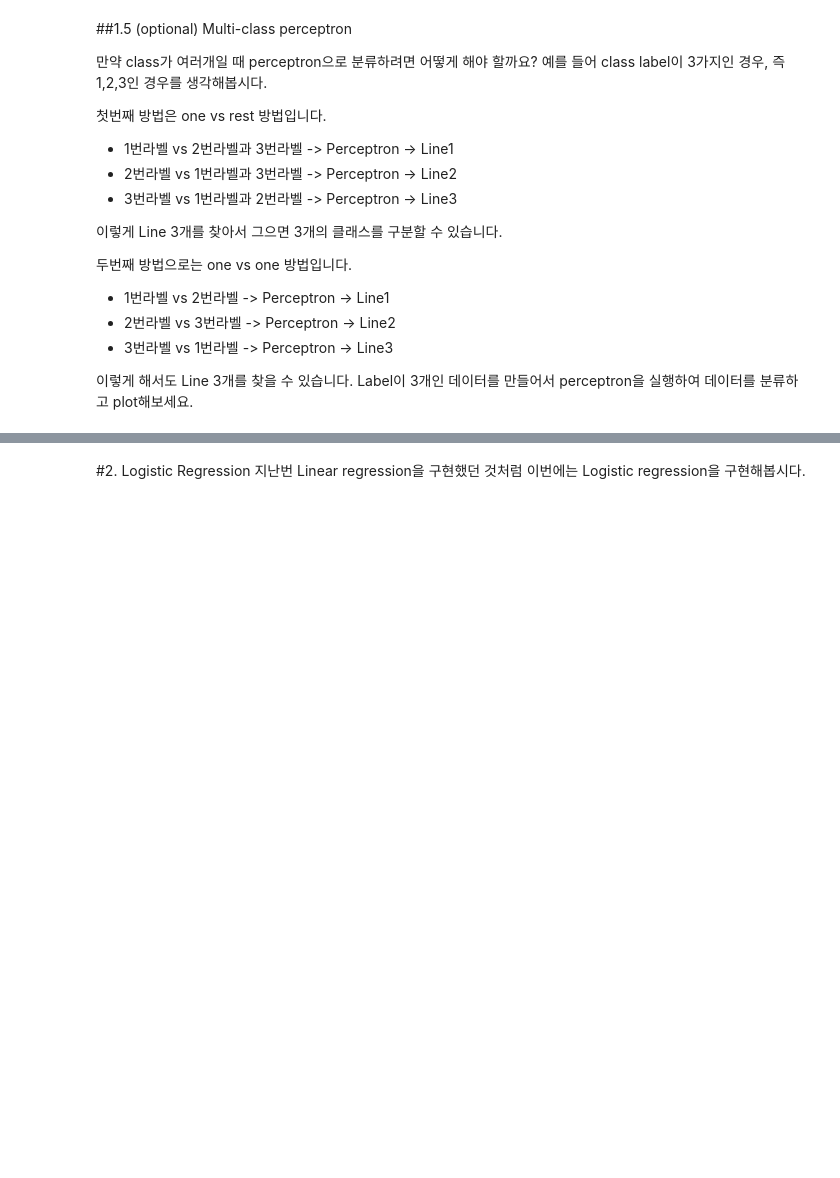
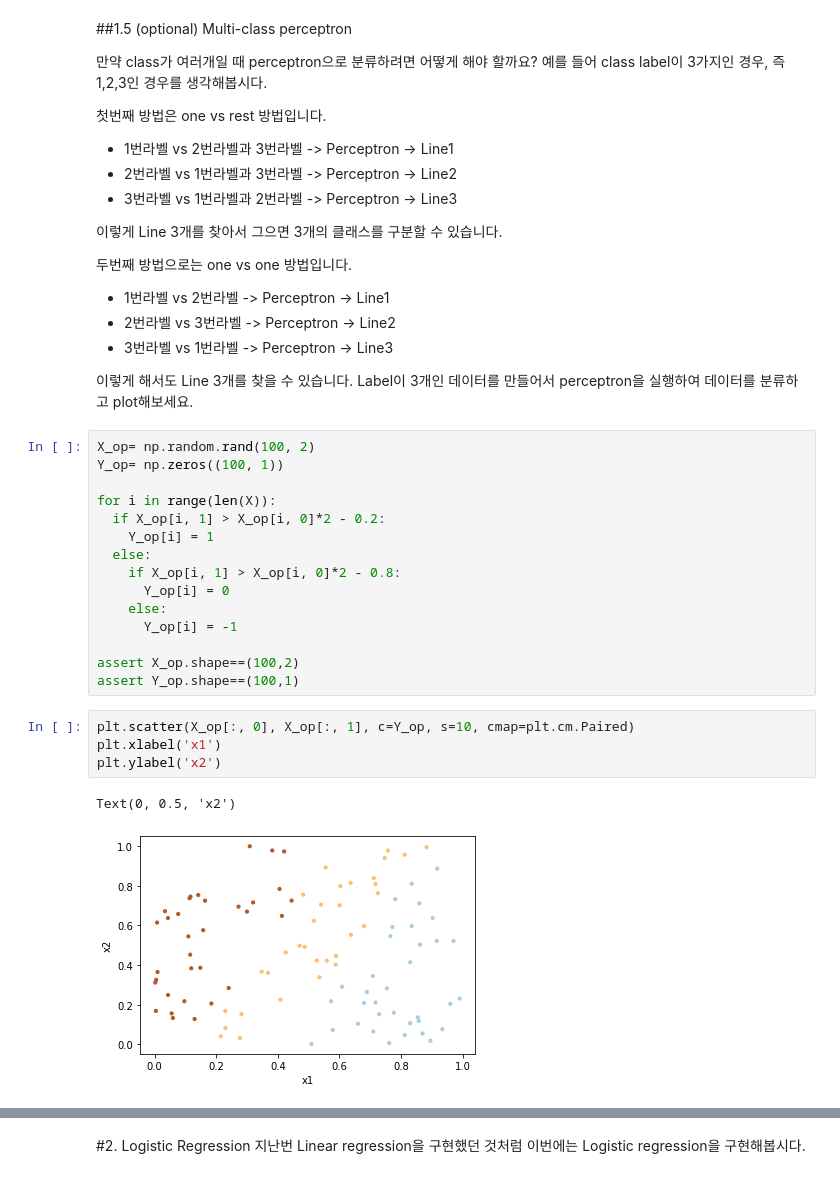
Before and after one commit to woonghee97/deep_learning, a Jupyter notebook: HW2.ipynb, the cells around one changed output, grey strips where cells are left out. Cells and saved outputs as stored; diff of their text form; blank space fills up the shorter version.

```diff
--- a/HW2.ipynb
+++ b/HW2.ipynb
@@ -144,3 +145,25 @@ Text(0, 0.5, 'x2')
 
 이렇게 해서도 Line 3개를 찾을 수 있습니다.
 Label이 3개인 데이터를 만들어서 perceptron을 실행하여 데이터를 분류하고 plot해보세요.
+# %%
+X_op= np.random.rand(100, 2)
+Y_op= np.zeros((100, 1))
+
+for i in range(len(X)):
+  if X_op[i, 1] > X_op[i, 0]*2 - 0.2:
+    Y_op[i] = 1
+  else:
+    if X_op[i, 1] > X_op[i, 0]*2 - 0.8:
+      Y_op[i] = 0
+    else:
+      Y_op[i] = -1
+
+assert X_op.shape==(100,2)
+assert Y_op.shape==(100,1)
+# %%
+plt.scatter(X_op[:, 0], X_op[:, 1], c=Y_op, s=10, cmap=plt.cm.Paired)
+plt.xlabel('x1')
+plt.ylabel('x2')
+# %% [output]
+Text(0, 0.5, 'x2')
+[figure, added]
```
Also changed, not shown: parts of 6 cells of this notebook.
